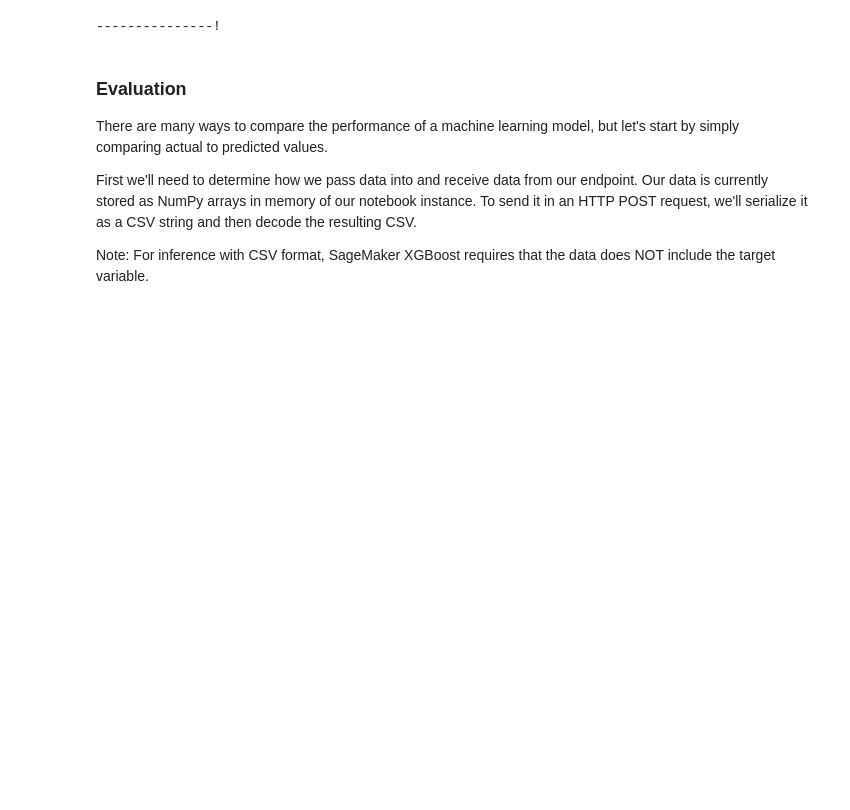
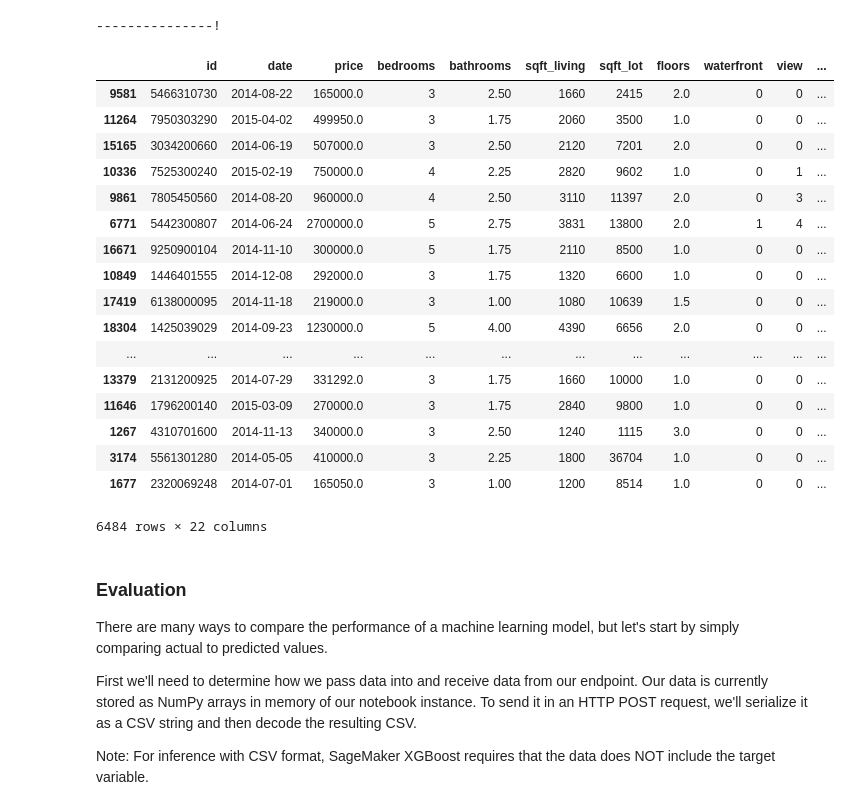
Before and after one commit to SriramyaK/My-WiMLDS-Minneapolis-Talks, a Jupyter notebook: Random Forest and XGBoost Final V 1.4 - 23042020.ipynb, the cells around one changed output. Cells and saved outputs as stored; diff of their text form; code cells hidden in the pictures; blank space fills up the shorter version.

```diff
--- a/Random Forest and XGBoost Final V 1.4 - 23042020.ipynb
+++ b/Random Forest and XGBoost Final V 1.4 - 23042020.ipynb
@@ -466,6 +473,27 @@ Billable seconds: 66
 xgb_predictor = xgb.deploy(initial_instance_count=1,instance_type='ml.m4.xlarge')
 # %% [output]
 ---------------!
+# %%
+test_data
+# %% [output]
+|  | id | date | price | bedrooms | bathrooms | sqft_living | sqft_lot | floors | waterfront | view | ... |
+| 9581 | 5466310730 | 2014-08-22 | 165000.0 | 3 | 2.50 | 1660 | 2415 | 2.0 | 0 | 0 | ... |
+| 11264 | 7950303290 | 2015-04-02 | 499950.0 | 3 | 1.75 | 2060 | 3500 | 1.0 | 0 | 0 | ... |
+| 15165 | 3034200660 | 2014-06-19 | 507000.0 | 3 | 2.50 | 2120 | 7201 | 2.0 | 0 | 0 | ... |
+| 10336 | 7525300240 | 2015-02-19 | 750000.0 | 4 | 2.25 | 2820 | 9602 | 1.0 | 0 | 1 | ... |
+| 9861 | 7805450560 | 2014-08-20 | 960000.0 | 4 | 2.50 | 3110 | 11397 | 2.0 | 0 | 3 | ... |
+| 6771 | 5442300807 | 2014-06-24 | 2700000.0 | 5 | 2.75 | 3831 | 13800 | 2.0 | 1 | 4 | ... |
+| 16671 | 9250900104 | 2014-11-10 | 300000.0 | 5 | 1.75 | 2110 | 8500 | 1.0 | 0 | 0 | ... |
+| 10849 | 1446401555 | 2014-12-08 | 292000.0 | 3 | 1.75 | 1320 | 6600 | 1.0 | 0 | 0 | ... |
+| 17419 | 6138000095 | 2014-11-18 | 219000.0 | 3 | 1.00 | 1080 | 10639 | 1.5 | 0 | 0 | ... |
+| 18304 | 1425039029 | 2014-09-23 | 1230000.0 | 5 | 4.00 | 4390 | 6656 | 2.0 | 0 | 0 | ... |
+| ... | ... | ... | ... | ... | ... | ... | ... | ... | ... | ... | ... |
+| 13379 | 2131200925 | 2014-07-29 | 331292.0 | 3 | 1.75 | 1660 | 10000 | 1.0 | 0 | 0 | ... |
+| 11646 | 1796200140 | 2015-03-09 | 270000.0 | 3 | 1.75 | 2840 | 9800 | 1.0 | 0 | 0 | ... |
+| 1267 | 4310701600 | 2014-11-13 | 340000.0 | 3 | 2.50 | 1240 | 1115 | 3.0 | 0 | 0 | ... |
+| 3174 | 5561301280 | 2014-05-05 | 410000.0 | 3 | 2.25 | 1800 | 36704 | 1.0 | 0 | 0 | ... |
+| 1677 | 2320069248 | 2014-07-01 | 165050.0 | 3 | 1.00 | 1200 | 8514 | 1.0 | 0 | 0 | ... |
+6484 rows × 22 columns
 # %% [markdown]
 ### Evaluation
 
```
Also changed, not shown: parts of 13 cells of this notebook.
